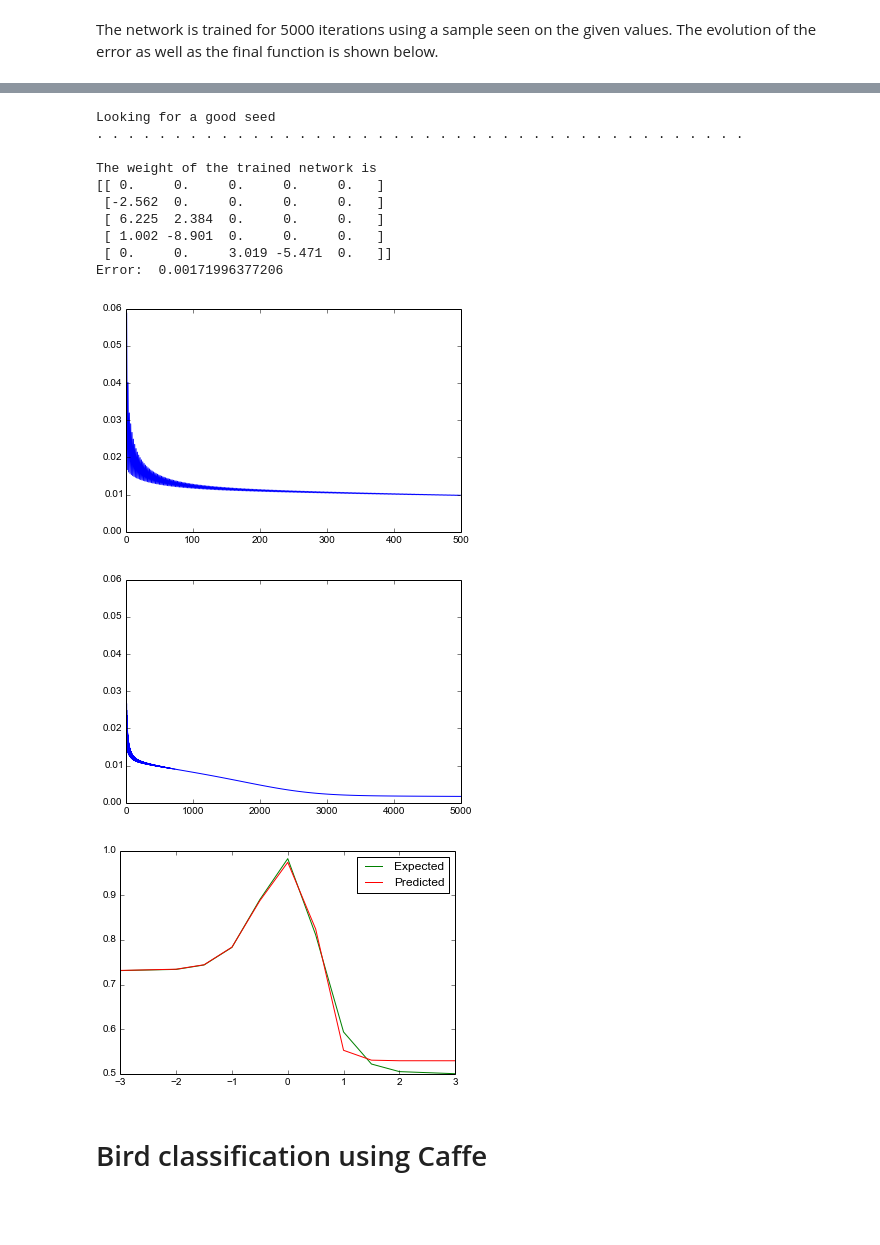
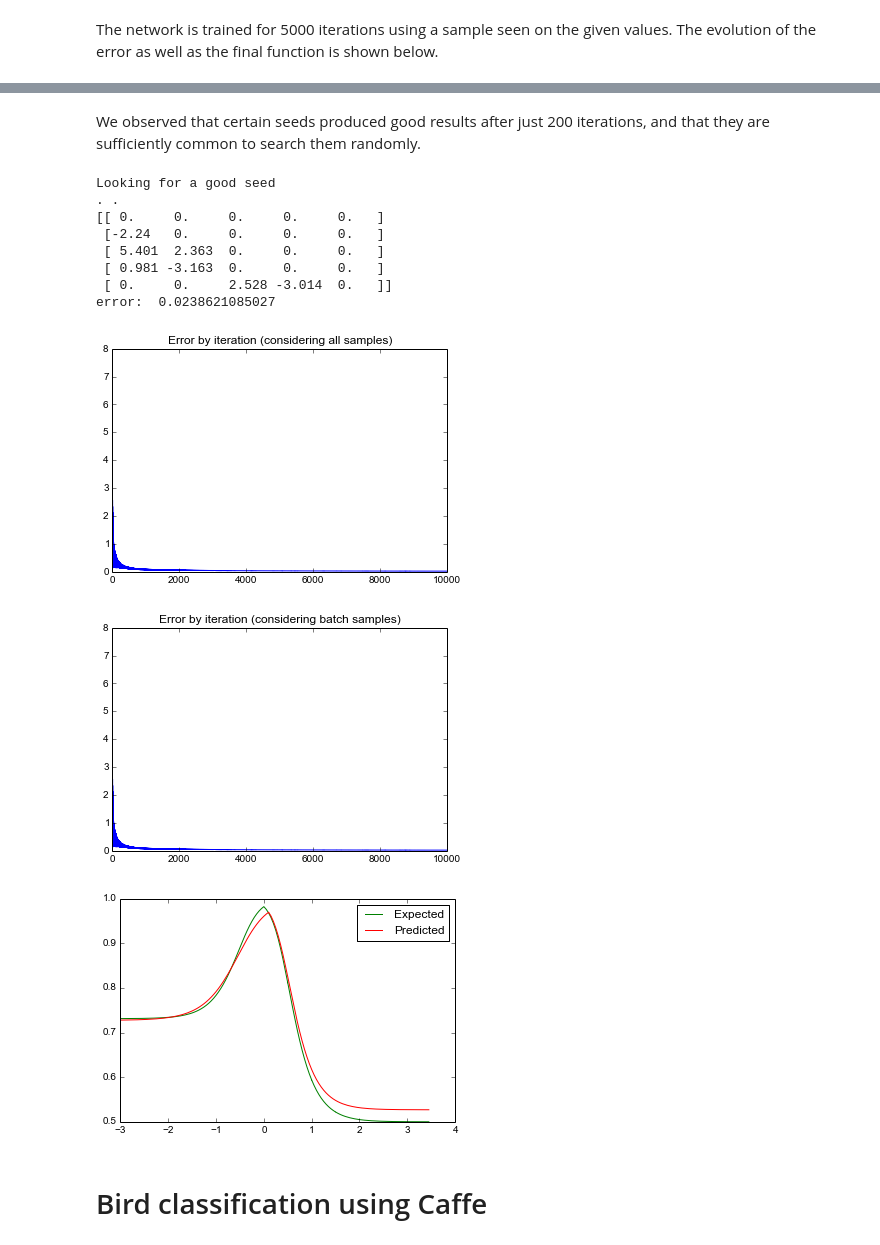
Before and after one commit to ehlemur-zz/ML2015II, a Jupyter notebook: ml-assign4-ehlesmesm.ipynb, the cells around one changed output, grey strips where cells are left out. Saved outputs shown, nothing was run; the diff lists cells and outputs as text; code cells hidden in the pictures; blank space fills up the shorter version.

```diff
--- a/ml-assign4-ehlesmesm.ipynb
+++ b/ml-assign4-ehlesmesm.ipynb
@@ -342,18 +355,32 @@ def train_neural_network(W_mask, W, xs, ys, max_iterations=200):
 # %% [markdown]
 The network is trained for 5000 iterations using a sample seen on the given values. The evolution of the error as well as the final function is shown below.
+# %%
+def load_all_samples():
+    xs = [   -3,    -2,  -1.5,    -1,   -.5,     0,    .5,      1,  1.5,     2,     3]
+    ys = [.7312, .7339, .7438, .7832, .8903, .9820, .8114, .5937, .5219, .5049, .5002]
+    data = map(list, zip(xs, ys))
+    with open("samples_assign4.txt") as f:
+        for line in f:
+            data.append(map(float, line.split()))
+    return np.array(sorted(data))
 # %%
 W_mask = 1. * (W != 0)
 
-xs = np.array([   -3,    -2,  -1.5,    -1,   -.5,     0,    .5,      1,  1.5,     2,     3])
-ys = np.array([.7312, .7339, .7438, .7832, .8903, .9820, .8114, .5937, .5219, .5049, .5002])
+data = load_all_samples()
+xs = data[:,0]
+ys = data[:,1]
 
-W0 = (20 * np.random.uniform(size=W_mask.shape) - 10) * W_mask
-W_trained, errors = train_neural_network(W_mask, W0, xs, ys, 5000)
+W0 = (10*np.random.uniform(size=W_mask.shape) - 3) * W_mask
+W_trained, errors, batch_errors = train_neural_network(W_mask, W0, xs, ys, 10000)
 predicted_ys = np.array([evaluate_neural_network(W_trained, x)[1][0]  for x in xs])
 
 print W_trained
 print "error: ", errors[-1]
+plt.title('Error by iteration (considering all samples)')
 plt.plot(np.arange(len(errors)), errors)
+plt.show()
+plt.title('Error by iteration (considering batch samples)')
+plt.plot(np.arange(len(batch_errors)), batch_errors)
 plt.show()
 plt.plot(xs, ys, 'g-', label='Expected')
 plt.plot(xs, predicted_ys, 'r-', label='Predicted')
@@ -384,44 +399,43 @@ W0 = np.array(
+# %% [markdown]
+We observed that certain seeds produced good results after just 200 iterations, and that they are sufficiently common to search them randomly.
 # %%
 print "Looking for a good seed"
 while True:
-    W0 = (20 * np.random.uniform(size=W_mask.shape) - 10) * W_mask
-    W_trained, errors = train_neural_network(W_mask, W0, xs, ys)
+    W0 = (10*np.random.uniform(size=W_mask.shape) - 3) * W_mask
+    W_trained, errors, batch_errors = train_neural_network(W_mask, W0, xs, ys)
 
     print ".",
-    if errors[-1] < .05:
+    if errors[-1] < .5:
         print
         break
 
-
-W_trained, errors = train_neural_network(W_mask, W_trained, xs, ys, 5000)
+W_trained, errors, batch_errors = train_neural_network(W_mask, W0, xs, ys, 10000)
 predicted_ys = np.array([evaluate_neural_network(W_trained, x)[1][0]  for x in xs])
 
-print
-print "The weight of the trained network is"
 print W_trained
-print "Error: ", errors[-1]
-plt.plot(np.arange(500), errors[:500])
+print "error: ", errors[-1]
+plt.title('Error by iteration (considering all samples)')
+plt.plot(np.arange(len(errors)), errors)
 plt.show()
-plt.plot(np.arange(len(errors)), errors)
+plt.title('Error by iteration (considering batch samples)')
+plt.plot(np.arange(len(batch_errors)), batch_errors)
 plt.show()
 plt.plot(xs, ys, 'g-', label='Expected')
 plt.plot(xs, predicted_ys, 'r-', label='Predicted')
 plt.legend()
 plt.show()
 # %% [output]
 Looking for a good seed
-. . . . . . . . . . . . . . . . . . . . . . . . . . . . . . . . . . . . . . . . . .
-
-The weight of the trained network is
+. .
 [[ 0.     0.     0.     0.     0.   ]
- [-2.562  0.     0.     0.     0.   ]
- [ 6.225  2.384  0.     0.     0.   ]
- [ 1.002 -8.901  0.     0.     0.   ]
- [ 0.     0.     3.019 -5.471  0.   ]]
-Error:  0.00171996377206
+ [-2.24   0.     0.     0.     0.   ]
+ [ 5.401  2.363  0.     0.     0.   ]
+ [ 0.981 -3.163  0.     0.     0.   ]
+ [ 0.     0.     2.528 -3.014  0.   ]]
+error:  0.0238621085027
-[figure, old version]
+[figure, new version]
-[figure, old version]
+[figure, new version]
-[figure, old version]
+[figure, new version]
 # %% [markdown]
 # Bird classification using Caffe
 # %% [markdown]
```
Also changed, not shown: parts of 7 cells of this notebook, 2 other files.
